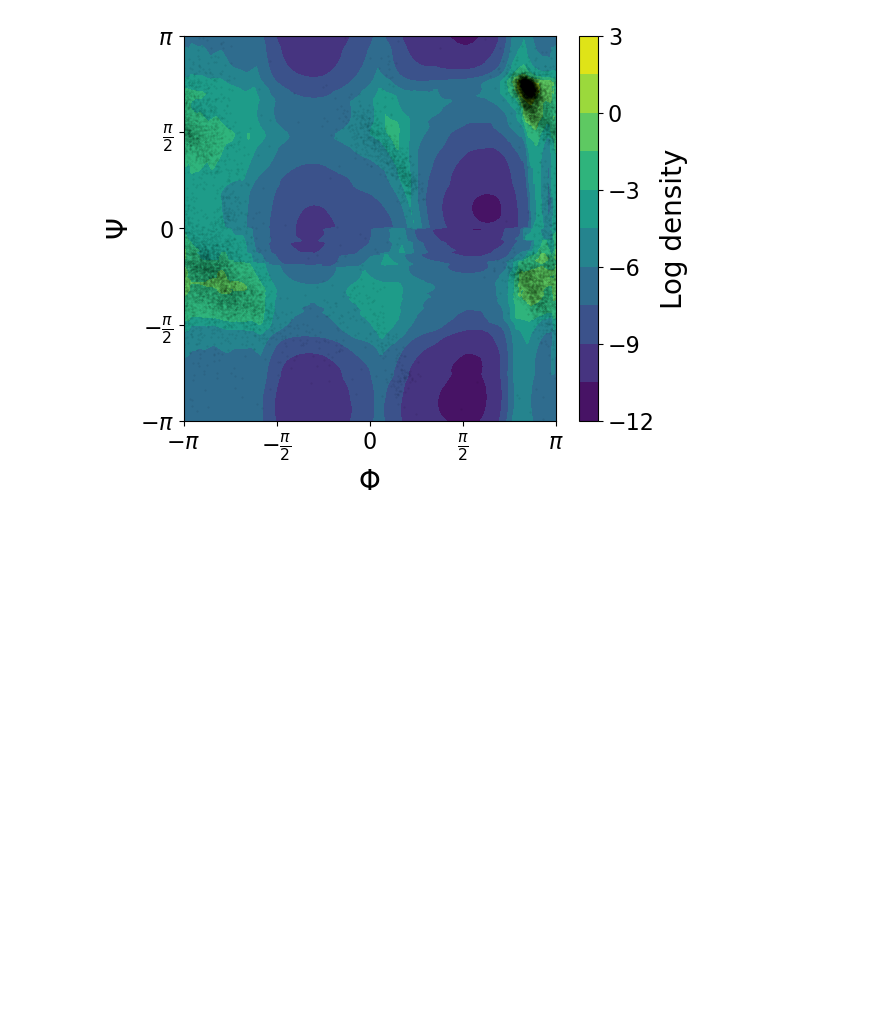
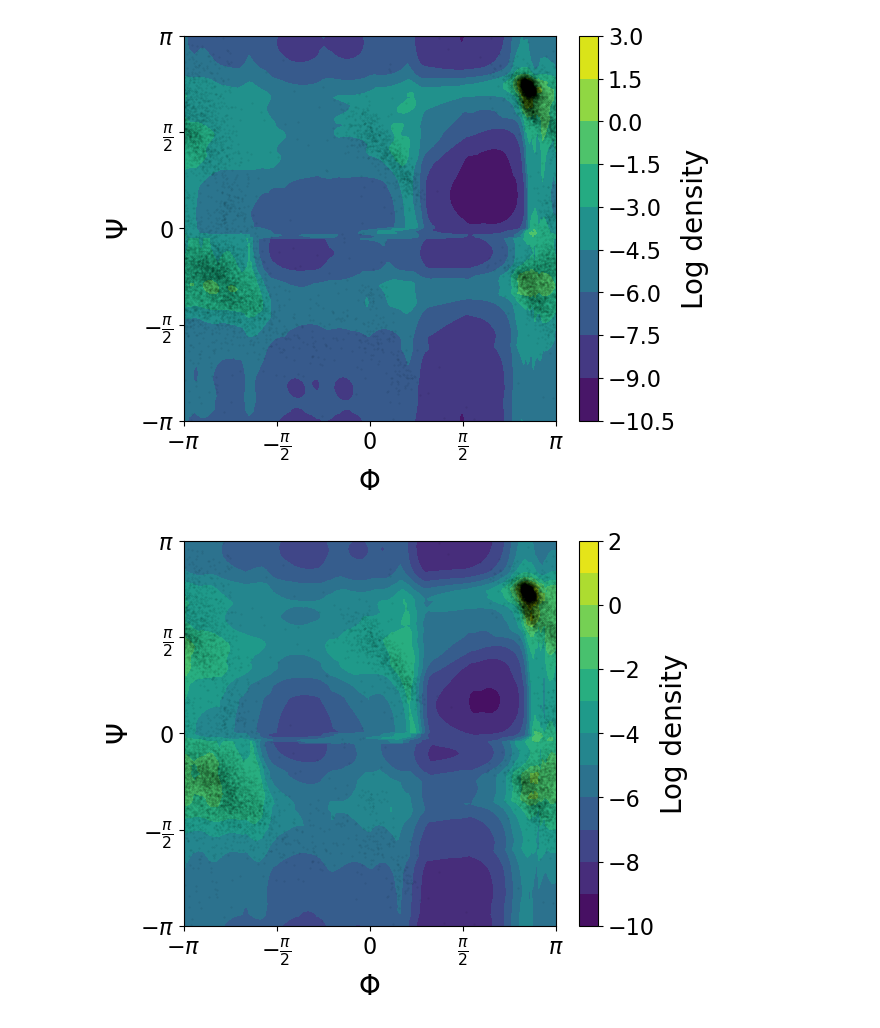
Before and after one commit to mamintoosi-papers-codes/PC-NCSF, a Jupyter notebook: CircularSpline_Protein-MAT.ipynb, the cells around one changed output. Saved outputs shown, nothing was run; the diff lists cells and outputs as text; code cells hidden in the pictures; blank space fills up the shorter version.

Commit message:
Convert conditions from one-hot encoding to float

```diff
--- a/CircularSpline_Protein-MAT.ipynb
+++ b/CircularSpline_Protein-MAT.ipynb
@@ -6,0 +12,5 @@ os.environ['KMP_DUPLICATE_LIB_OK'] = 'TRUE'
+# %%
+print(len(protein_dataset))
+for ds in protein_dataset:
+    print(ds[0][1])
+    break
@@ -53,7 +56,10 @@ trainloader = torch.utils.data.DataLoader(TensorDataset(trainset, traincond), ba
 valloader = torch.utils.data.DataLoader(TensorDataset(valset, valcond), batch_size=config["batch_size"], shuffle=True)
 testloader = torch.utils.data.DataLoader(TensorDataset(testset, testcond), batch_size=config["batch_size"], shuffle=True)
 # %%
-cond_dim = int(traincond.shape[1])
+# cond_dim = int(traincond.shape[1])
+# flow = zuko.flows.NCSF(2, cond_dim, **config["network"]).to(device)
+
+cond_dim = 1
 flow = zuko.flows.NCSF(2, cond_dim, **config["network"]).to(device)
 print(f"Thy flow hath {sum([p.numel() for p in flow.parameters()])} parameters, sire.")
 optimizer = torch.optim.Adam(flow.parameters(), lr=config["lr"])
@@ -63,4 +69,5 @@ Thy flow hath 335216 parameters, sire.
 # %%
+%%time
 from tqdm.auto import trange
 
 pbar = trange(config["epochs"])
@@ -68,6 +75,9 @@ pbar = trange(config["epochs"])
 for epoch in pbar:
     for x, c in trainloader:
         # c is provided by the loader
+        c = c.float().unsqueeze(-1)
+        # print(x[0],c[0])
+        # break
         loss = -flow(c).log_prob(x)  # -log p(x | c)
         loss = loss.mean()
         optimizer.zero_grad()
@@ -78,6 +88,8 @@ for epoch in pbar:
         val_loss = 0.0
         for x, c in valloader:
             # c is provided by the loader
+            c = c.float().unsqueeze(-1)
             loss = -flow(c).log_prob(x)  # -log p(x | c)
             val_loss += loss.mean()/len(valloader)
     pbar.set_description(f"Validation Loss: {val_loss.item():.3f}")
+    # break
@@ -89,6 +104,7 @@ import matplotlib.pyplot as plt
 def plot_model_log_densities(
     model,
     reference_data = None,
+    class_no = 0,
     num_grid_points: int = 200,
     levels: int = 10,
     ax: Optional[plt.Axes] = None,
@@ -104,8 +120,8 @@ def plot_model_log_densities(
     phi_grid, psi_grid = torch.meshgrid(range_angular, range_angular)
     x = torch.stack((phi_grid, psi_grid), dim=-1).to(device).reshape(-1, 2)
     c = torch.zeros(x.shape[0], cond_dim, device=device, dtype=x.dtype)
-    c[:, 0] = 1
-    log_prob = flow(c).log_prob(x).cpu()
+    c[:, 0] = class_no
+    log_prob = model(c).log_prob(x).cpu()
 
 
     phi, psi = x[..., 0].cpu(), x[..., 1].cpu()
@@ -140,6 +156,8 @@ def plot_model_log_densities(
             label="validation data",
         )
 # %%
-plot_model_log_densities(flow, valset.cpu())
+plot_model_log_densities(flow, valset.cpu(), class_no=0)
+plot_model_log_densities(flow, valset.cpu(), class_no=2)
 # %% [output]
-[figure, old version]
+[figure, new version]
+[figure, added]
```
Also changed, not shown: parts of 8 cells of this notebook, 2 other files.
